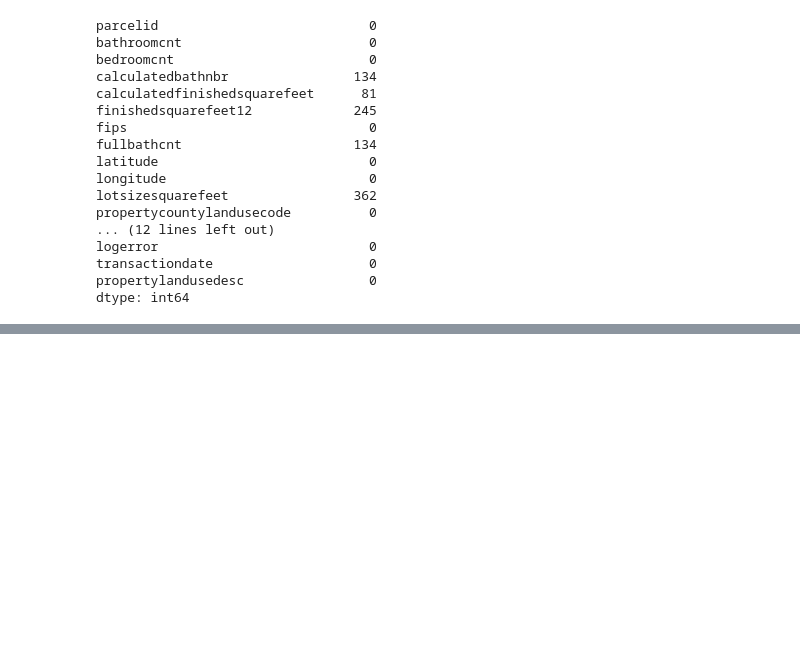
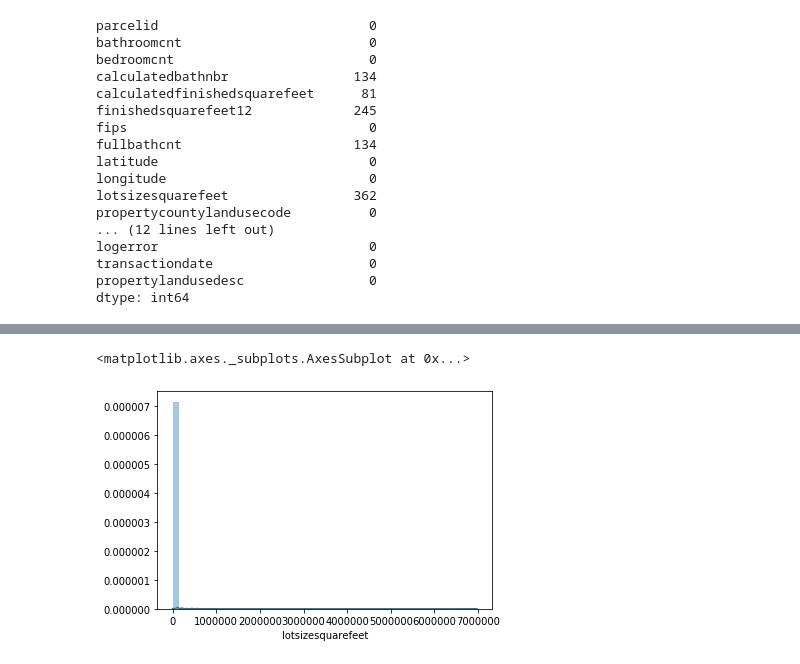
Before and after one commit to RainierCluster/zillow-cluster, a Jupyter notebook: mists_clustsers.ipynb, the cells around one changed output, grey strips where cells are left out. Saved outputs shown, nothing was run; the diff lists cells and outputs as text; code cells hidden in the pictures; blank space fills up the shorter version.

```diff
--- a/mists_clustsers.ipynb
+++ b/mists_clustsers.ipynb
@@ -127,0 +282,3 @@ df.groupby("fips")[["fips","regionidcity"]].count()
+# %%
+df.dropna(axis=0,subset=["calculatedfinishedsquarefeet","structuretaxvaluedollarcnt",
+                         "taxvaluedollarcnt","landtaxvaluedollarcnt","taxamount"], inplace=True)
@@ -127,0 +306,2 @@ df.groupby("fips")[["fips","regionidcity"]].count()
+# %%
+df.dropna(axis=0,subset=["yearbuilt"], inplace=True)
@@ -127,0 +329,5 @@ df.groupby("fips")[["fips","regionidcity"]].count()
+# %%
+sns.distplot(df.lotsizesquarefeet.dropna())
+# %% [output]
+<matplotlib.axes._subplots.AxesSubplot at 0x...>
+[figure, added]
```
Also changed, not shown: parts of 46 cells of this notebook.
